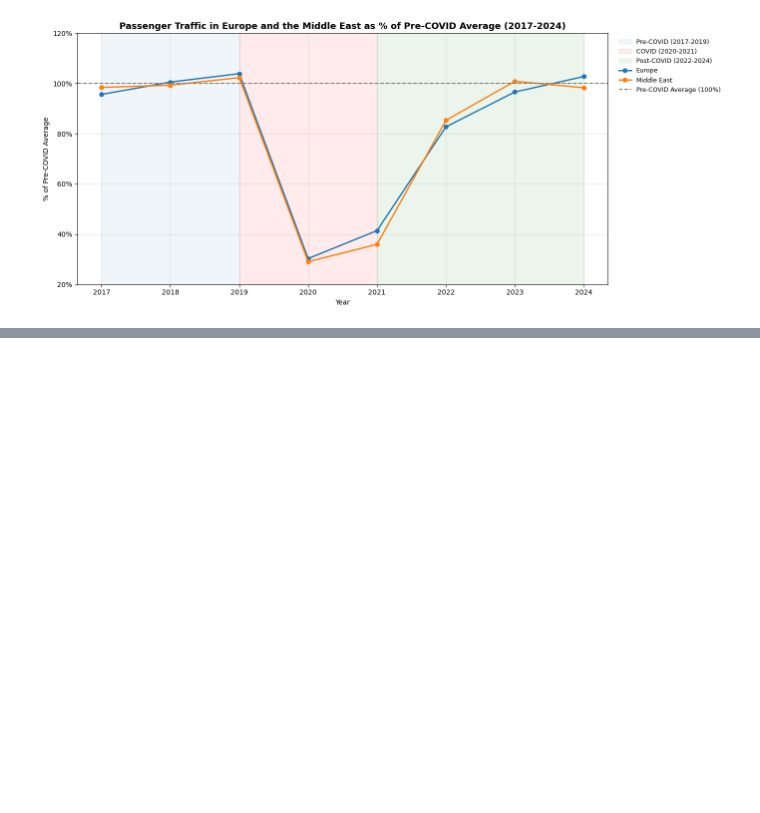
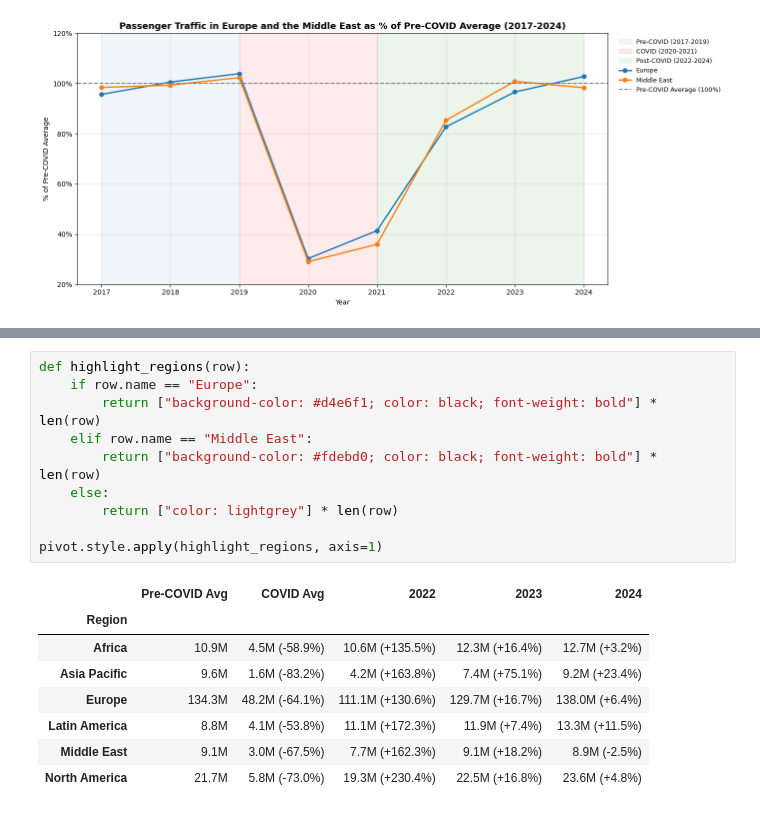
Before and after one commit to h-albrecht-ams/Capstone-Project, a Jupyter notebook: python/DataReadingFunction_v2.0.ipynb, the cells around one changed output, grey strips where cells are left out. Cells and saved outputs as stored; diff of their text form; blank space fills up the shorter version.

Commit message:
H4 - summary table

```diff
--- a/python/DataReadingFunction_v2.0.ipynb
+++ b/python/DataReadingFunction_v2.0.ipynb
@@ -2174,0 +2253,19 @@ plt.show()
+# %%
+def highlight_regions(row):
+    if row.name == "Europe":
+        return ["background-color: #d4e6f1; color: black; font-weight: bold"] * len(row)
+    elif row.name == "Middle East":
+        return ["background-color: #fdebd0; color: black; font-weight: bold"] * len(row)
+    else:
+        return ["color: lightgrey"] * len(row)
+
+pivot.style.apply(highlight_regions, axis=1)
+# %% [output]
+|  | Pre-COVID Avg | COVID Avg | 2022 | 2023 | 2024 |
+| Region |  |  |  |  |  |
+| Africa | 10.9M | 4.5M (-58.9%) | 10.6M (+135.5%) | 12.3M (+16.4%) | 12.7M (+3.2%) |
+| Asia Pacific | 9.6M | 1.6M (-83.2%) | 4.2M (+163.8%) | 7.4M (+75.1%) | 9.2M (+23.4%) |
+| Europe | 134.3M | 48.2M (-64.1%) | 111.1M (+130.6%) | 129.7M (+16.7%) | 138.0M (+6.4%) |
+| Latin America | 8.8M | 4.1M (-53.8%) | 11.1M (+172.3%) | 11.9M (+7.4%) | 13.3M (+11.5%) |
+| Middle East | 9.1M | 3.0M (-67.5%) | 7.7M (+162.3%) | 9.1M (+18.2%) | 8.9M (-2.5%) |
+| North America | 21.7M | 5.8M (-73.0%) | 19.3M (+230.4%) | 22.5M (+16.8%) | 23.6M (+4.8%) |
```
Also changed, not shown: parts of 5 cells of this notebook.
